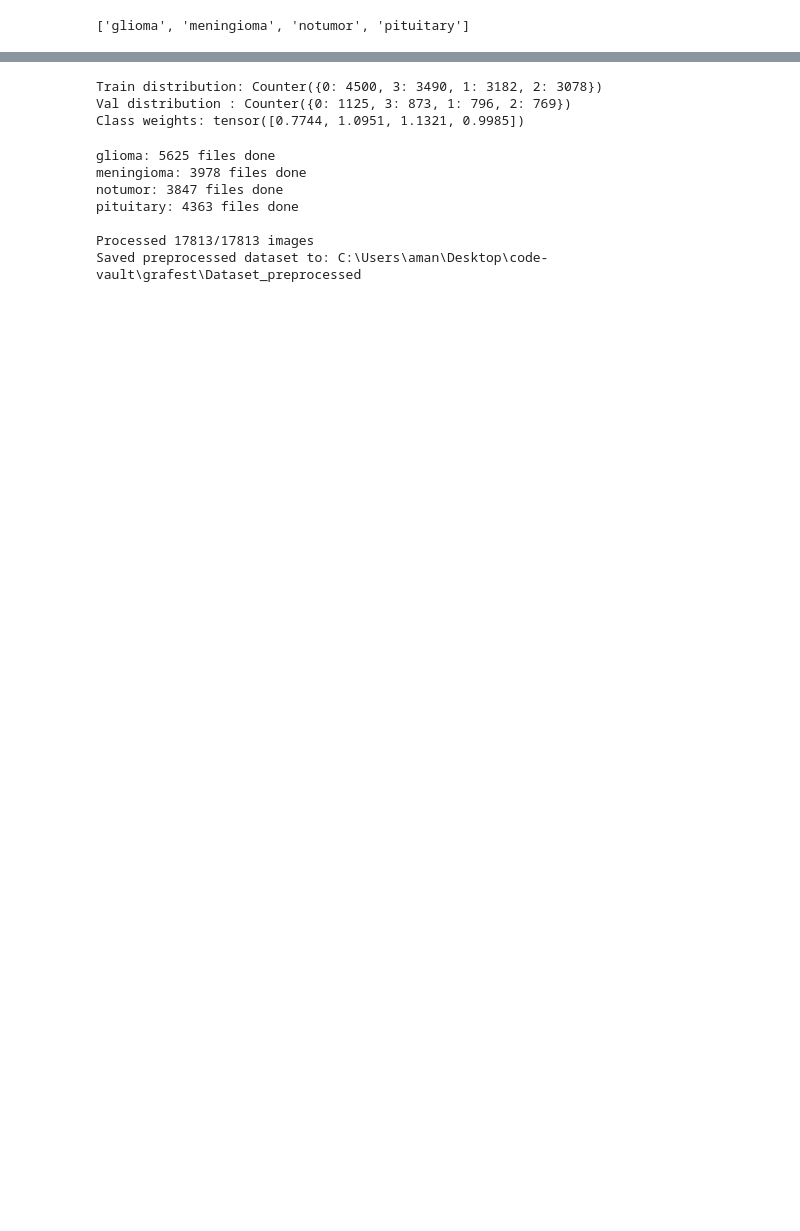
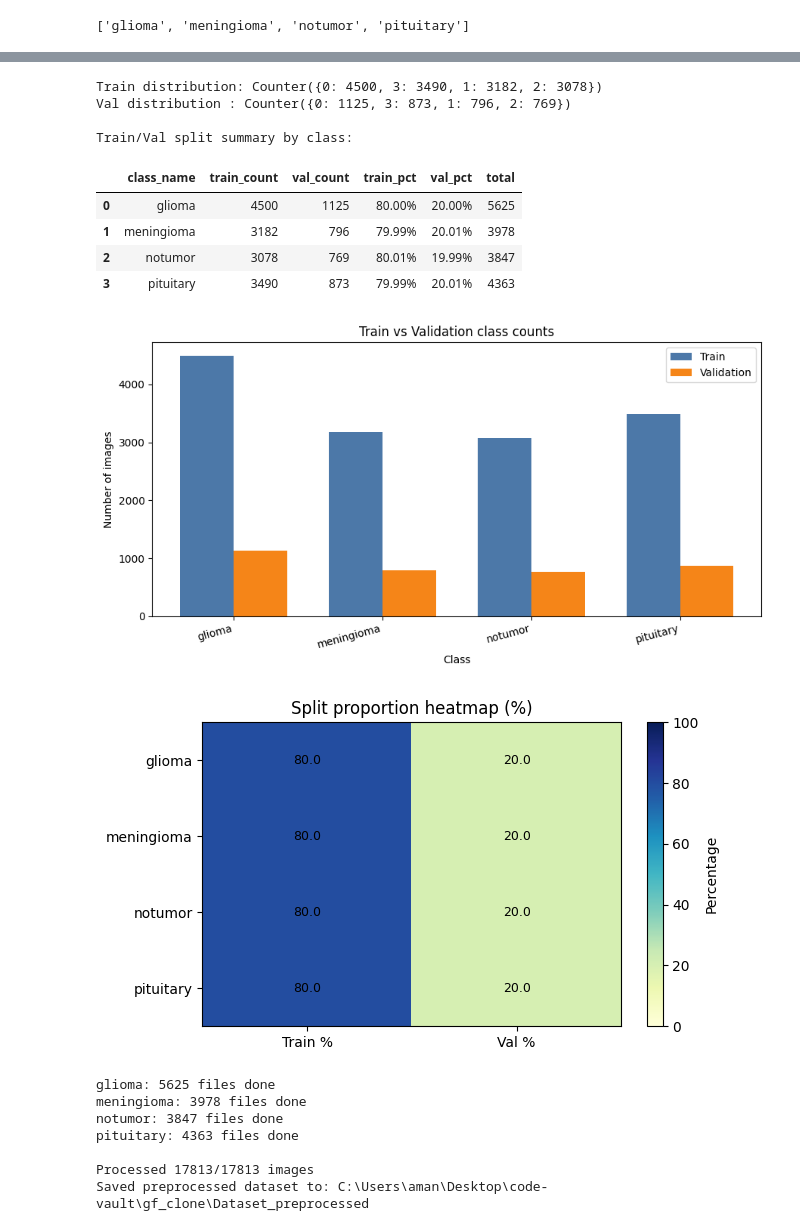
Before and after one commit to Recklore/Brain_tumor_detection, a Jupyter notebook: preprocess.ipynb, the cells around one changed output, grey strips where cells are left out. Drawn from its saved outputs; the diff is of its cells as text; code cells hidden in the pictures; blank space fills up the shorter version.

```diff
--- a/preprocess.ipynb
+++ b/preprocess.ipynb
@@ -45,17 +45,9 @@ class BrainData(Dataset):
             "path": img_path
         }
 # %%
-def minmax_norm(image):
-    return (image - image.min()) / (image.max() - image.min() + 1e-8)
-
 transform = transforms.Compose([
     transforms.Resize((224, 224)),
     transforms.ToTensor(),
-    transforms.Lambda(minmax_norm),
-    transforms.Normalize(
-        mean=[0.485, 0.485, 0.485],
-        std=[0.229, 0.229, 0.229]
-    )
 ])
 # %%
 brain_data = BrainData(root_dir=DATA_PATH, transform=transform)
@@ -367,44 +334,20 @@ labels_all = np.array(brain_data.dataset.targets)
 indices = np.arange(len(brain_data))
 
 train_idx, val_idx = train_test_split(
-indices, test_size=0.2, random_state=42, stratify=labels_all
+    indices,
+    test_size=0.2,
+    random_state=42,
+    stratify=labels_all,
 )
 
-def subset_to_tensors(dataset, idx, batch_size=64):
-    loader = DataLoader(Subset(dataset, idx), batch_size=batch_size, shuffle=False, num_workers=0)
-    x_list, y_list = [], []
+train_targets = labels_all[train_idx]
+val_targets = labels_all[val_idx]
 
-    for batch in loader:
-        if isinstance(batch, dict):
-            x_list.append(batch["image"] )
-            y_list.append(batch["label"])
-        else:
-            x_list.append(batch[0])
-            y_list.append(batch[1])
+print("Train distribution:", Counter(train_targets.tolist()))
+print("Val distribution :", Counter(val_targets.tolist()))
 
-    X = torch.cat(x_list, dim=0)
-    y = torch.cat(y_list, dim=0).long()
-    return X, y
-
-X_train, y_train = subset_to_tensors(brain_data, train_idx)
-X_val, y_val = subset_to_tensors(brain_data, val_idx)
-
-print("Train distribution:", Counter(y_train.numpy().tolist()))
-print("Val distribution :", Counter(y_val.numpy().tolist()))
-
-class_counts = np.bincount(y_train.numpy())
-class_weights = 1.0 / class_counts
-class_weights = class_weights / class_weights.sum() * len(class_counts) # normalize
-class_weights = torch.tensor(class_weights, dtype=torch.float32)
-
-print("Class weights:", class_weights)
-
-
-train_loader = DataLoader(TensorDataset(X_train, y_train), batch_size=32, shuffle=True, num_workers=0)
-val_loader = DataLoader(TensorDataset(X_val, y_val), batch_size=32, shuffle=False, num_workers=0)
-
-train_counts = Counter(y_train.numpy().tolist())
-val_counts = Counter(y_val.numpy().tolist())
+train_counts = Counter(train_targets.tolist())
+val_counts = Counter(val_targets.tolist())
 
 split_rows = []
 for idx in sorted(brain_data.idx_to_class.keys()):
@@ -434,31 +377,39 @@ ax.bar(x + width / 2, split_df["val_count"], width=width, label="Validation", co
 
 ax.set_title("Train vs Validation class counts")
 ax.set_xlabel("Class")
 ax.set_ylabel("Number of images")
 ax.set_xticks(x)
 ax.set_xticklabels(split_df["class_name"], rotation=15, ha="right")
 ax.legend()
 plt.tight_layout()
 plt.show()
 
 heat_data = split_df[["train_pct", "val_pct"]].to_numpy()
 fig, ax = plt.subplots(figsize=(6.5, 3.8))
 im = ax.imshow(heat_data, cmap="YlGnBu", aspect="auto", vmin=0, vmax=100)
 
 ax.set_title("Split proportion heatmap (%)")
 ax.set_yticks(np.arange(len(split_df)))
 ax.set_yticklabels(split_df["class_name"])
 ax.set_xticks([0, 1])
 ax.set_xticklabels(["Train %", "Val %"])
 
 for i in range(heat_data.shape[0]):
     for j in range(heat_data.shape[1]):
         ax.text(j, i, f"{heat_data[i, j]:.1f}", ha="center", va="center", color="black", fontsize=9)
 
 fig.colorbar(im, ax=ax, label="Percentage")
 plt.tight_layout()
 plt.show()
 # %% [output]
 Train distribution: Counter({0: 4500, 3: 3490, 1: 3182, 2: 3078})
 Val distribution : Counter({0: 1125, 3: 873, 1: 796, 2: 769})
-Class weights: tensor([0.7744, 1.0951, 1.1321, 0.9985])
+
+Train/Val split summary by class:
+|  | class_name | train_count | val_count | train_pct | val_pct | total |
+| 0 | glioma | 4500 | 1125 | 80.00% | 20.00% | 5625 |
+| 1 | meningioma | 3182 | 796 | 79.99% | 20.01% | 3978 |
+| 2 | notumor | 3078 | 769 | 80.01% | 19.99% | 3847 |
+| 3 | pituitary | 3490 | 873 | 79.99% | 20.01% | 4363 |
+[figure, added]
+[figure, added]
@@ -558,4 +505,4 @@ notumor: 3847 files done
 pituitary: 4363 files done
 
 Processed 17813/17813 images
-Saved preprocessed dataset to: C:\Users\aman\Desktop\code-vault\grafest\Dataset_preprocessed
+Saved preprocessed dataset to: C:\Users\aman\Desktop\code-vault\gf_clone\Dataset_preprocessed
```
Also changed, not shown: parts of 4 cells of this notebook, 30 other files.
